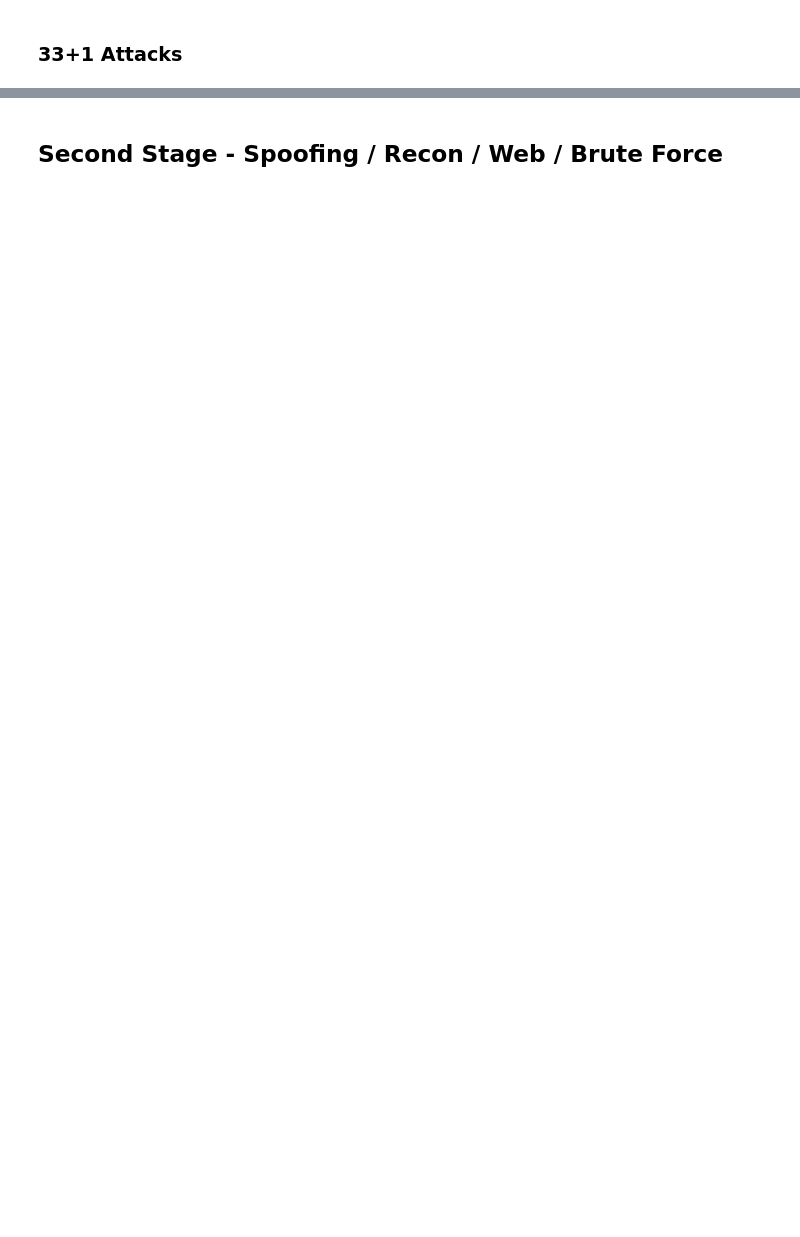
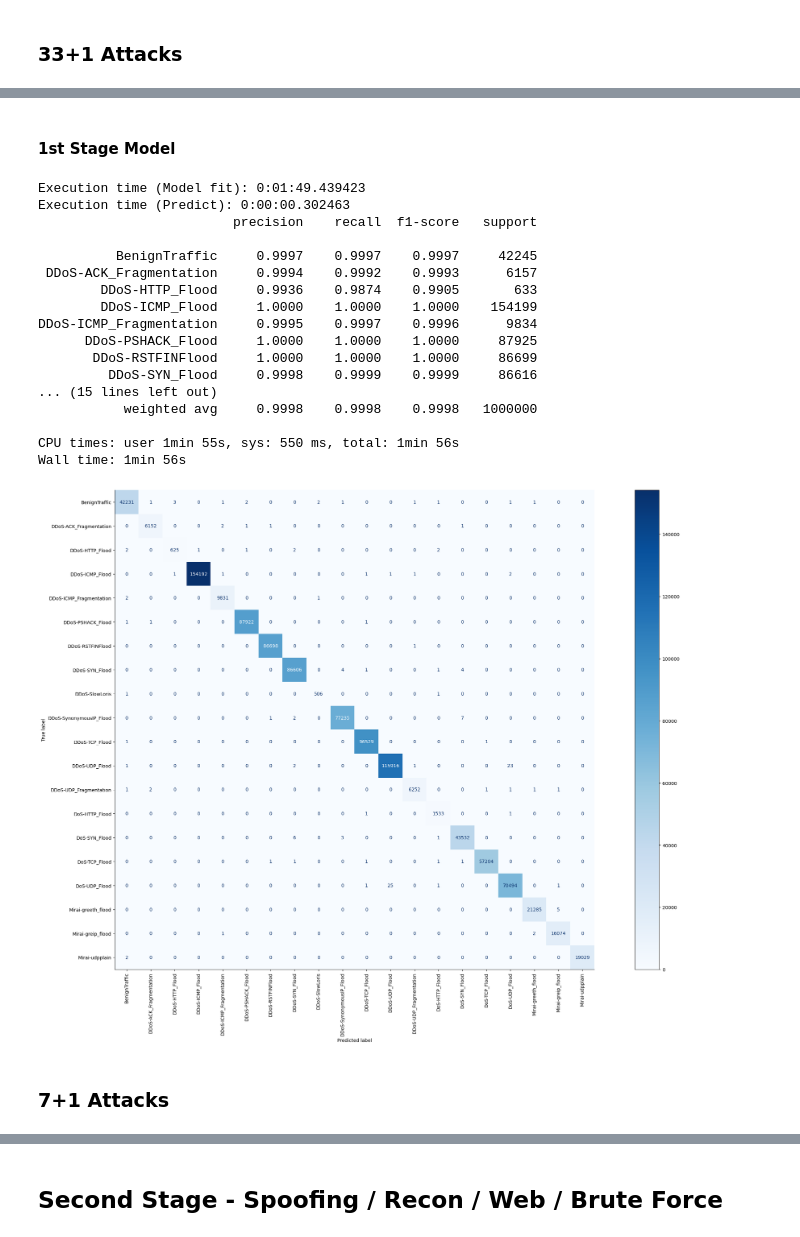
Before and after one commit to inaciobr/Multi-Stage-IoT-Intrusion-Detection, a Jupyter notebook: notebooks/3 - Models.ipynb, the cells around one changed output, grey strips where cells are left out. Saved outputs shown, nothing was run; the diff lists cells and outputs as text; code cells hidden in the pictures; blank space fills up the shorter version.

Commit message:
Update first stage model to a Decision Tree

```diff
--- a/notebooks/3 - Models.ipynb
+++ b/notebooks/3 - Models.ipynb
@@ -134,12 +66,0 @@ Wall time: 19.6 s
-# %%
-%%time
-
-simplified_model_baseline = RandomForestClassifier(
-    n_jobs=n_jobs,
-    random_state=seed
-)
-
-X_train, X_test, y_train, y_test = simplified_baseline_df_split
-
-model_utils.train_model(simplified_model_baseline, X_train, y_train)
-model_utils.evaluate_model(simplified_model_baseline, X_test, y_test)
@@ -183,12 +66,0 @@ Wall time: 20.5 s
-# %%
-%%time
-
-model_baseline = RandomForestClassifier(
-    n_jobs=n_jobs,
-    random_state=seed
-)
-
-X_train, X_test, y_train, y_test = baseline_df_split
-
-model_utils.train_model(model_baseline, X_train, y_train)
-model_utils.evaluate_model(model_baseline, X_test, y_test)
@@ -394,7 +92,7 @@ Wall time: 2min 9s
 
 first_stage_labels = (
     df_refined.label
-    .where(df_refined.label.isin(first_layer_attacks), 'BenignTraffic')
+    .where(df_refined.label.isin(first_layer_labels), 'BenignTraffic')
     .astype('category')
     .cat.remove_unused_categories()
 )
@@ -441,0 +143,36 @@ Wall time: 2min 38s
+# %% [markdown]
+#### 1st Stage Model
+# %%
+%%time
+
+first_stage_model = DecisionTreeClassifier(
+    criterion='entropy',
+    class_weight='balanced',
+    random_state=seed
+)
+
+X_train, X_test, y_train, y_test = first_stage_df_split
+
+model_utils.train_model(first_stage_model, X_train, y_train)
+model_utils.evaluate_model(first_stage_model, X_test, y_test)
+# %% [output]
+Execution time (Model fit): 0:01:49.439423
+Execution time (Predict): 0:00:00.302463
+                         precision    recall  f1-score   support
+
+          BenignTraffic     0.9997    0.9997    0.9997     42245
+ DDoS-ACK_Fragmentation     0.9994    0.9992    0.9993      6157
+        DDoS-HTTP_Flood     0.9936    0.9874    0.9905       633
+        DDoS-ICMP_Flood     1.0000    1.0000    1.0000    154199
+DDoS-ICMP_Fragmentation     0.9995    0.9997    0.9996      9834
+      DDoS-PSHACK_Flood     1.0000    1.0000    1.0000     87925
+       DDoS-RSTFINFlood     1.0000    1.0000    1.0000     86699
+         DDoS-SYN_Flood     0.9998    0.9999    0.9999     86616
+... (15 lines left out)
+           weighted avg     0.9998    0.9998    0.9998   1000000
+
+CPU times: user 1min 55s, sys: 550 ms, total: 1min 56s
+Wall time: 1min 56s
+[figure, added]
+# %% [markdown]
+### 7+1 Attacks
```
Also changed, not shown: parts of 56 cells of this notebook, 3 other files.
